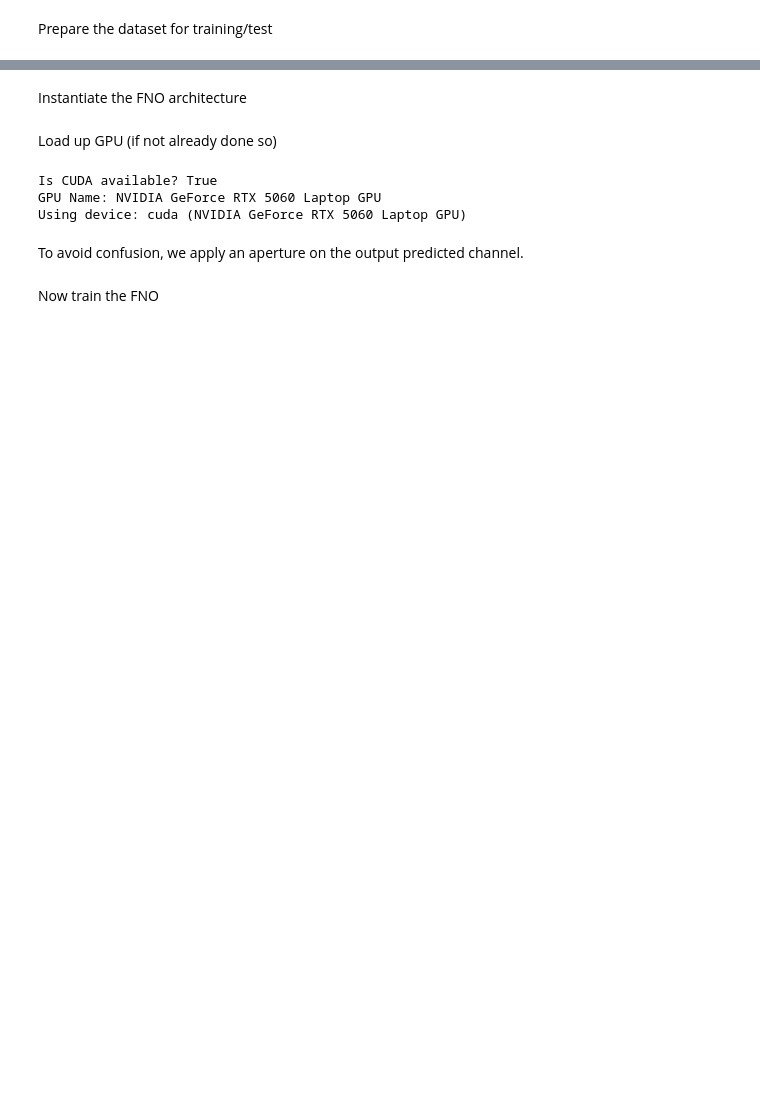
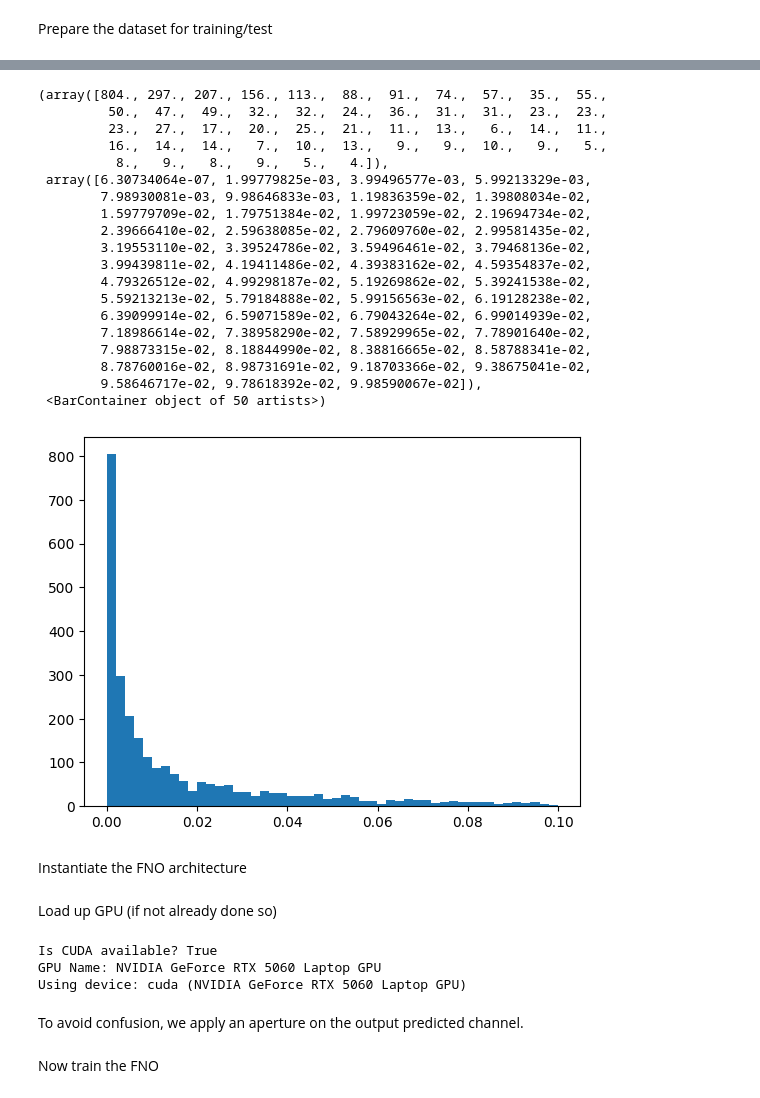
Before and after one commit to LukasScarfe/Eigen, a Jupyter notebook: fno_eigenmode.ipynb, the cells around one changed output, grey strips where cells are left out. Saved outputs shown, nothing was run; the diff lists cells and outputs as text; code cells hidden in the pictures; blank space fills up the shorter version.

```diff
--- a/fno_eigenmode.ipynb
+++ b/fno_eigenmode.ipynb
@@ -525,3 +667,26 @@ testing_set = DataLoader(TensorDataset(x_test, y_test), batch_size=batch_size, s
+# %%
+plt.hist(identity_fidelities_train, bins=50)
+# %% [output]
+(array([804., 297., 207., 156., 113.,  88.,  91.,  74.,  57.,  35.,  55.,
+         50.,  47.,  49.,  32.,  32.,  24.,  36.,  31.,  31.,  23.,  23.,
+         23.,  27.,  17.,  20.,  25.,  21.,  11.,  13.,   6.,  14.,  11.,
+         16.,  14.,  14.,   7.,  10.,  13.,   9.,   9.,  10.,   9.,   5.,
+          8.,   9.,   8.,   9.,   5.,   4.]),
+ array([6.30734064e-07, 1.99779825e-03, 3.99496577e-03, 5.99213329e-03,
+        7.98930081e-03, 9.98646833e-03, 1.19836359e-02, 1.39808034e-02,
+        1.59779709e-02, 1.79751384e-02, 1.99723059e-02, 2.19694734e-02,
+        2.39666410e-02, 2.59638085e-02, 2.79609760e-02, 2.99581435e-02,
+        3.19553110e-02, 3.39524786e-02, 3.59496461e-02, 3.79468136e-02,
+        3.99439811e-02, 4.19411486e-02, 4.39383162e-02, 4.59354837e-02,
+        4.79326512e-02, 4.99298187e-02, 5.19269862e-02, 5.39241538e-02,
+        5.59213213e-02, 5.79184888e-02, 5.99156563e-02, 6.19128238e-02,
+        6.39099914e-02, 6.59071589e-02, 6.79043264e-02, 6.99014939e-02,
+        7.18986614e-02, 7.38958290e-02, 7.58929965e-02, 7.78901640e-02,
+        7.98873315e-02, 8.18844990e-02, 8.38816665e-02, 8.58788341e-02,
+        8.78760016e-02, 8.98731691e-02, 9.18703366e-02, 9.38675041e-02,
+        9.58646717e-02, 9.78618392e-02, 9.98590067e-02]),
+ <BarContainer object of 50 artists>)
+[figure, added]
 # %% [markdown]
 Instantiate the FNO architecture
 # %%
```
Also changed, not shown: parts of 17 cells of this notebook, 2 other files.
